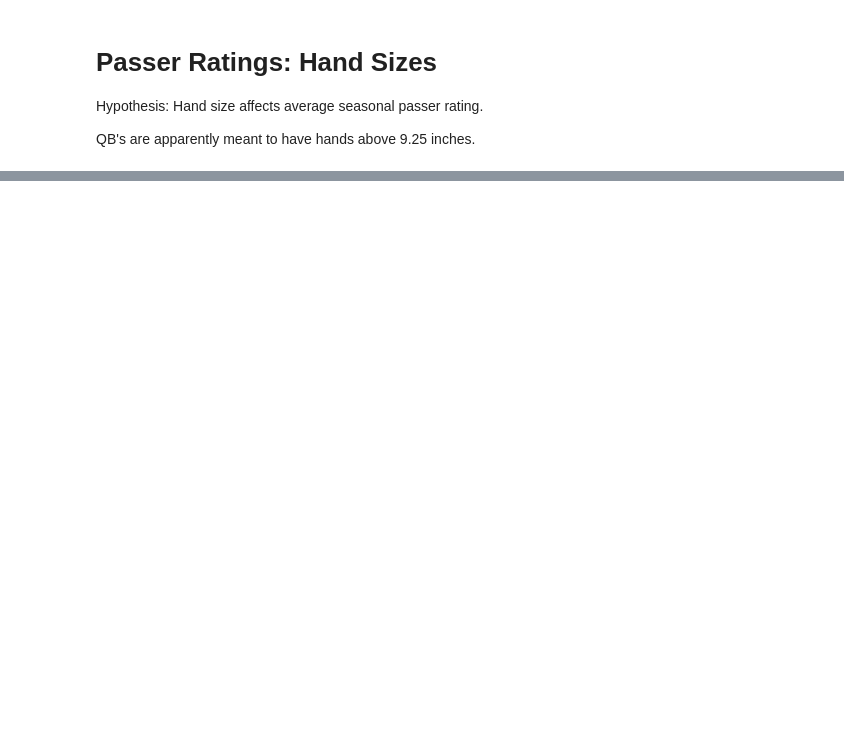
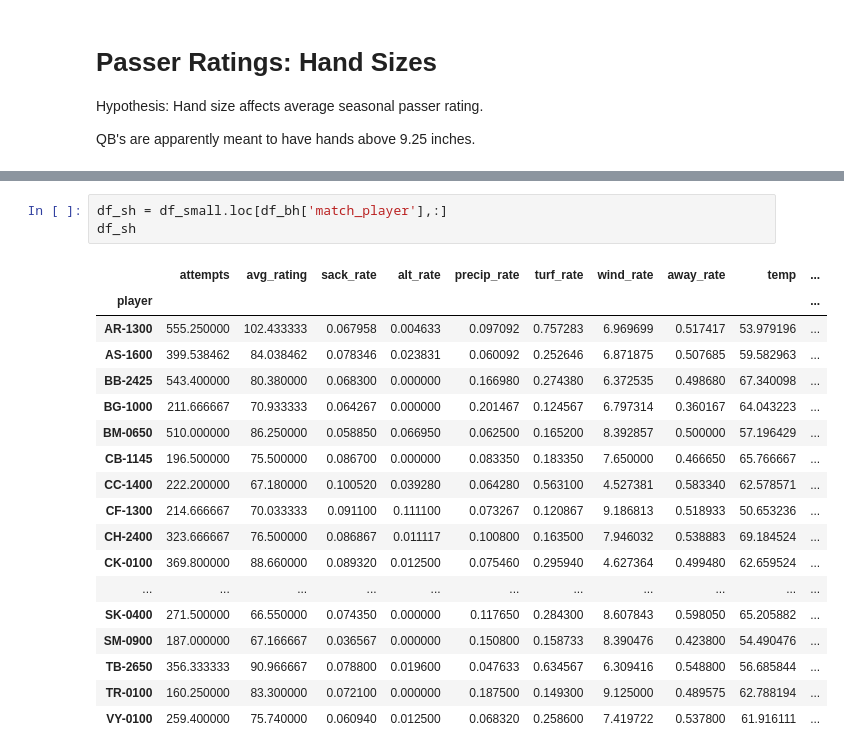
Before and after one commit to lewisbails/nfl-project, a Jupyter notebook: notebooks/quarterback_hands.ipynb, the cells around one changed output, grey strips where cells are left out. Cells and saved outputs as stored; diff of their text form; blank space fills up the shorter version.

```diff
--- a/notebooks/quarterback_hands.ipynb
+++ b/notebooks/quarterback_hands.ipynb
@@ -90,0 +277,22 @@ missing.to_csv('missing_hands_scraped.csv')
+# %%
+df_sh = df_small.loc[df_bh['match_player'],:]
+df_sh
+# %% [output]
+|  | attempts | avg_rating | sack_rate | alt_rate | precip_rate | turf_rate | wind_rate | away_rate | temp | ... |
+| player |  |  |  |  |  |  |  |  |  | ... |
+| AR-1300 | 555.250000 | 102.433333 | 0.067958 | 0.004633 | 0.097092 | 0.757283 | 6.969699 | 0.517417 | 53.979196 | ... |
+| AS-1600 | 399.538462 | 84.038462 | 0.078346 | 0.023831 | 0.060092 | 0.252646 | 6.871875 | 0.507685 | 59.582963 | ... |
+| BB-2425 | 543.400000 | 80.380000 | 0.068300 | 0.000000 | 0.166980 | 0.274380 | 6.372535 | 0.498680 | 67.340098 | ... |
+| BG-1000 | 211.666667 | 70.933333 | 0.064267 | 0.000000 | 0.201467 | 0.124567 | 6.797314 | 0.360167 | 64.043223 | ... |
+| BM-0650 | 510.000000 | 86.250000 | 0.058850 | 0.066950 | 0.062500 | 0.165200 | 8.392857 | 0.500000 | 57.196429 | ... |
+| CB-1145 | 196.500000 | 75.500000 | 0.086700 | 0.000000 | 0.083350 | 0.183350 | 7.650000 | 0.466650 | 65.766667 | ... |
+| CC-1400 | 222.200000 | 67.180000 | 0.100520 | 0.039280 | 0.064280 | 0.563100 | 4.527381 | 0.583340 | 62.578571 | ... |
+| CF-1300 | 214.666667 | 70.033333 | 0.091100 | 0.111100 | 0.073267 | 0.120867 | 9.186813 | 0.518933 | 50.653236 | ... |
+| CH-2400 | 323.666667 | 76.500000 | 0.086867 | 0.011117 | 0.100800 | 0.163500 | 7.946032 | 0.538883 | 69.184524 | ... |
+| CK-0100 | 369.800000 | 88.660000 | 0.089320 | 0.012500 | 0.075460 | 0.295940 | 4.627364 | 0.499480 | 62.659524 | ... |
+| ... | ... | ... | ... | ... | ... | ... | ... | ... | ... | ... |
+| SK-0400 | 271.500000 | 66.550000 | 0.074350 | 0.000000 | 0.117650 | 0.284300 | 8.607843 | 0.598050 | 65.205882 | ... |
+| SM-0900 | 187.000000 | 67.166667 | 0.036567 | 0.000000 | 0.150800 | 0.158733 | 8.390476 | 0.423800 | 54.490476 | ... |
+| TB-2650 | 356.333333 | 90.966667 | 0.078800 | 0.019600 | 0.047633 | 0.634567 | 6.309416 | 0.548800 | 56.685844 | ... |
+| TR-0100 | 160.250000 | 83.300000 | 0.072100 | 0.000000 | 0.187500 | 0.149300 | 9.125000 | 0.489575 | 62.788194 | ... |
+| VY-0100 | 259.400000 | 75.740000 | 0.060940 | 0.012500 | 0.068320 | 0.258600 | 7.419722 | 0.537800 | 61.916111 | ... |
```
Also changed, not shown: parts of 39 cells of this notebook, 4 other files.
